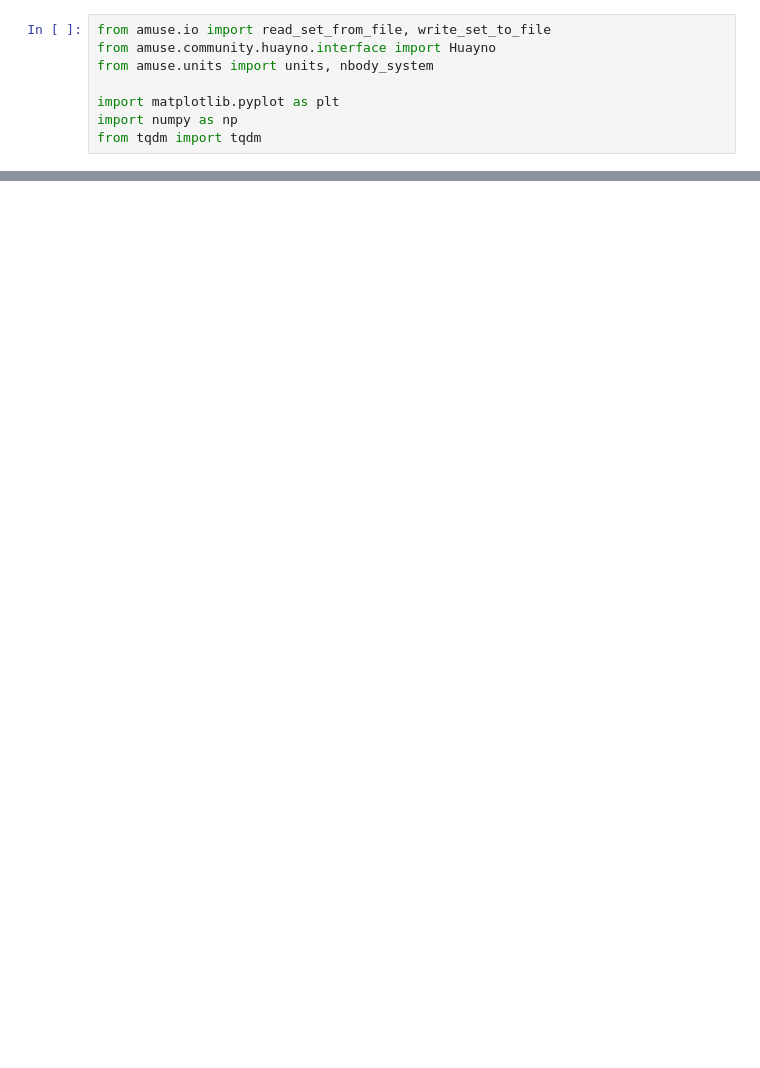
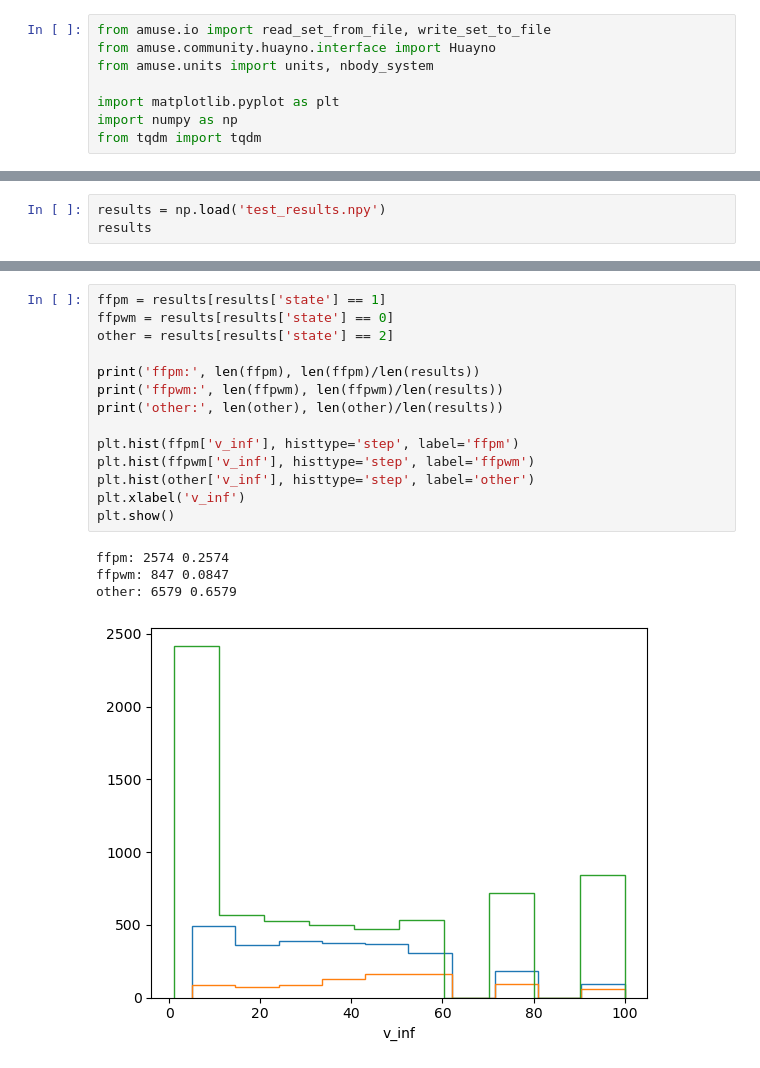
Before and after one commit to YannickBadoux/MRP, a Jupyter notebook: test.ipynb, the cells around one changed output, grey strips where cells are left out. Saved outputs shown, nothing was run; the diff lists cells and outputs as text; blank space fills up the shorter version.

```diff
--- a/test.ipynb
+++ b/test.ipynb
@@ -117,0 +9,3 @@ plt.show()
+# %%
+results = np.load('test_results.npy')
+results
@@ -117,0 +20,19 @@ plt.show()
+# %%
+ffpm = results[results['state'] == 1]
+ffpwm = results[results['state'] == 0]
+other = results[results['state'] == 2]
+
+print('ffpm:', len(ffpm), len(ffpm)/len(results))
+print('ffpwm:', len(ffpwm), len(ffpwm)/len(results))
+print('other:', len(other), len(other)/len(results))
+
+plt.hist(ffpm['v_inf'], histtype='step', label='ffpm')
+plt.hist(ffpwm['v_inf'], histtype='step', label='ffpwm')
+plt.hist(other['v_inf'], histtype='step', label='other')
+plt.xlabel('v_inf')
+plt.show()
+# %% [output]
+ffpm: 2574 0.2574
+ffpwm: 847 0.0847
+other: 6579 0.6579
+[figure, added]
```
Also changed, not shown: parts of 12 cells of this notebook, 5 other files.
